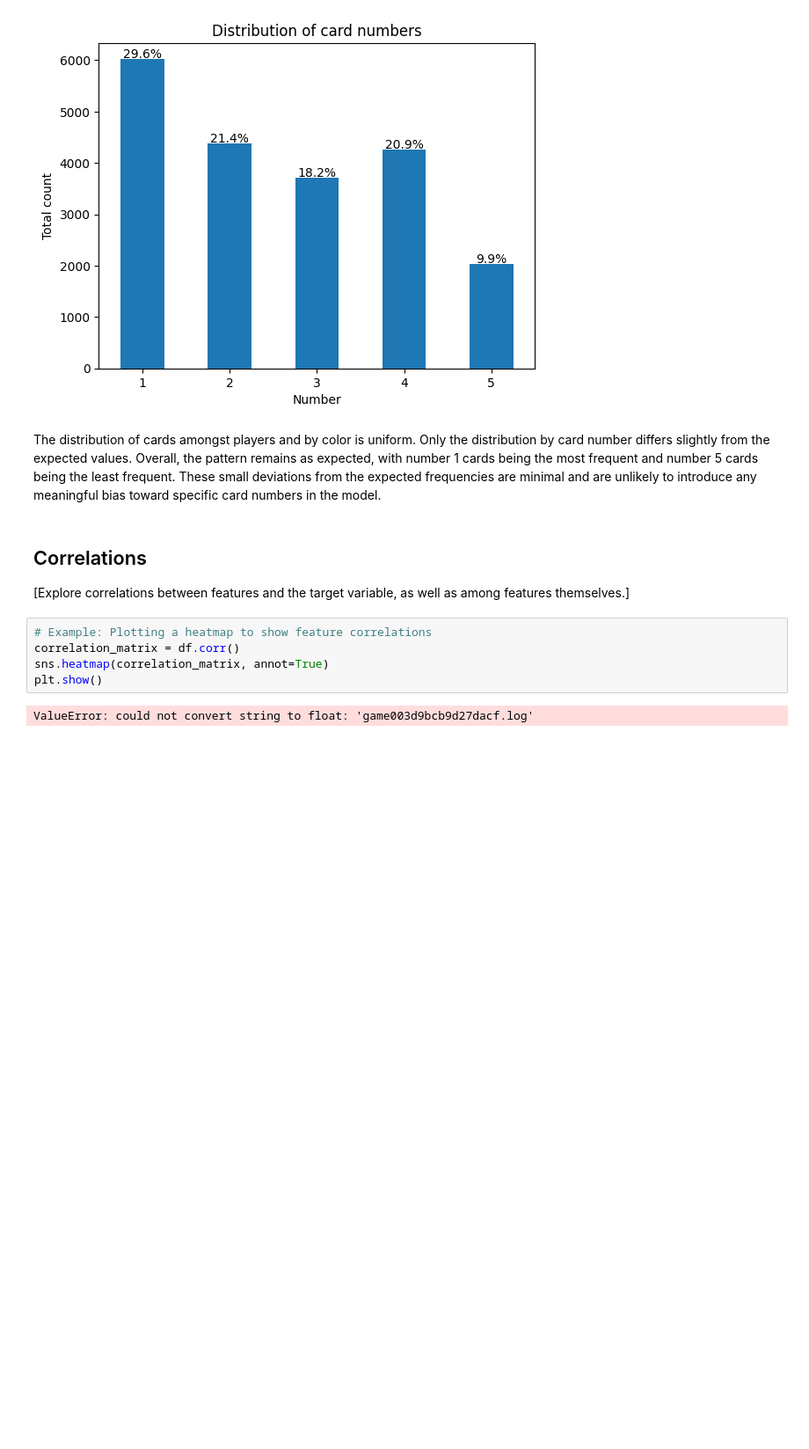
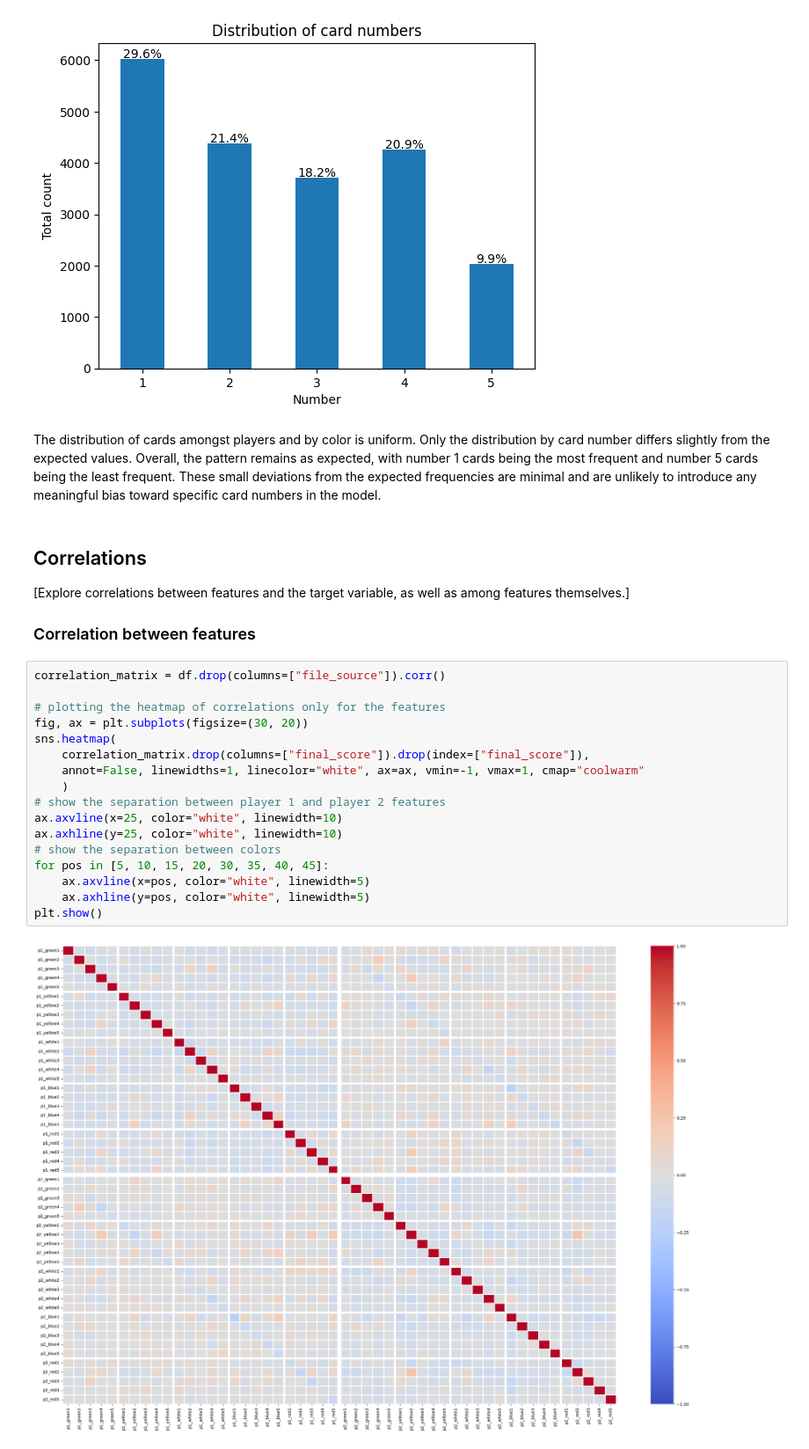
Before and after one commit to cosimab/hanabi_ml, a Jupyter notebook: 1_DatasetCharacteristics/exploratory_data_analysis.ipynb, the cells around one changed output. Shown at 88% size. Cells and saved outputs as stored; diff of their text form; blank space fills up the shorter version.

Commit message:
Added a correlation part

```diff
--- a/1_DatasetCharacteristics/exploratory_data_analysis.ipynb
+++ b/1_DatasetCharacteristics/exploratory_data_analysis.ipynb
@@ -303,10 +303,24 @@ The distribution of cards amongst players and by color is uniform. Only the dist
 ## Correlations
 
 [Explore correlations between features and the target variable, as well as among features themselves.]
+
+### Correlation between features
-# %%
-# Example: Plotting a heatmap to show feature correlations
-correlation_matrix = df.corr()
-sns.heatmap(correlation_matrix, annot=True)
-plt.show()
-# %% [output]
-ValueError: could not convert string to float: 'game003d9bcb9d27dacf.log'
+# %%
+correlation_matrix = df.drop(columns=["file_source"]).corr()
+
+# plotting the heatmap of correlations only for the features
+fig, ax = plt.subplots(figsize=(30, 20))
+sns.heatmap(
+    correlation_matrix.drop(columns=["final_score"]).drop(index=["final_score"]),
+    annot=False, linewidths=1, linecolor="white", ax=ax, vmin=-1, vmax=1, cmap="coolwarm"
+    )
+# show the separation between player 1 and player 2 features
+ax.axvline(x=25, color="white", linewidth=10)
+ax.axhline(y=25, color="white", linewidth=10)
+# show the separation between colors
+for pos in [5, 10, 15, 20, 30, 35, 40, 45]:
+    ax.axvline(x=pos, color="white", linewidth=5)
+    ax.axhline(y=pos, color="white", linewidth=5)
+plt.show()
+# %% [output]
+[figure, added]
```
Also changed, not shown: parts of 3 cells of this notebook.
